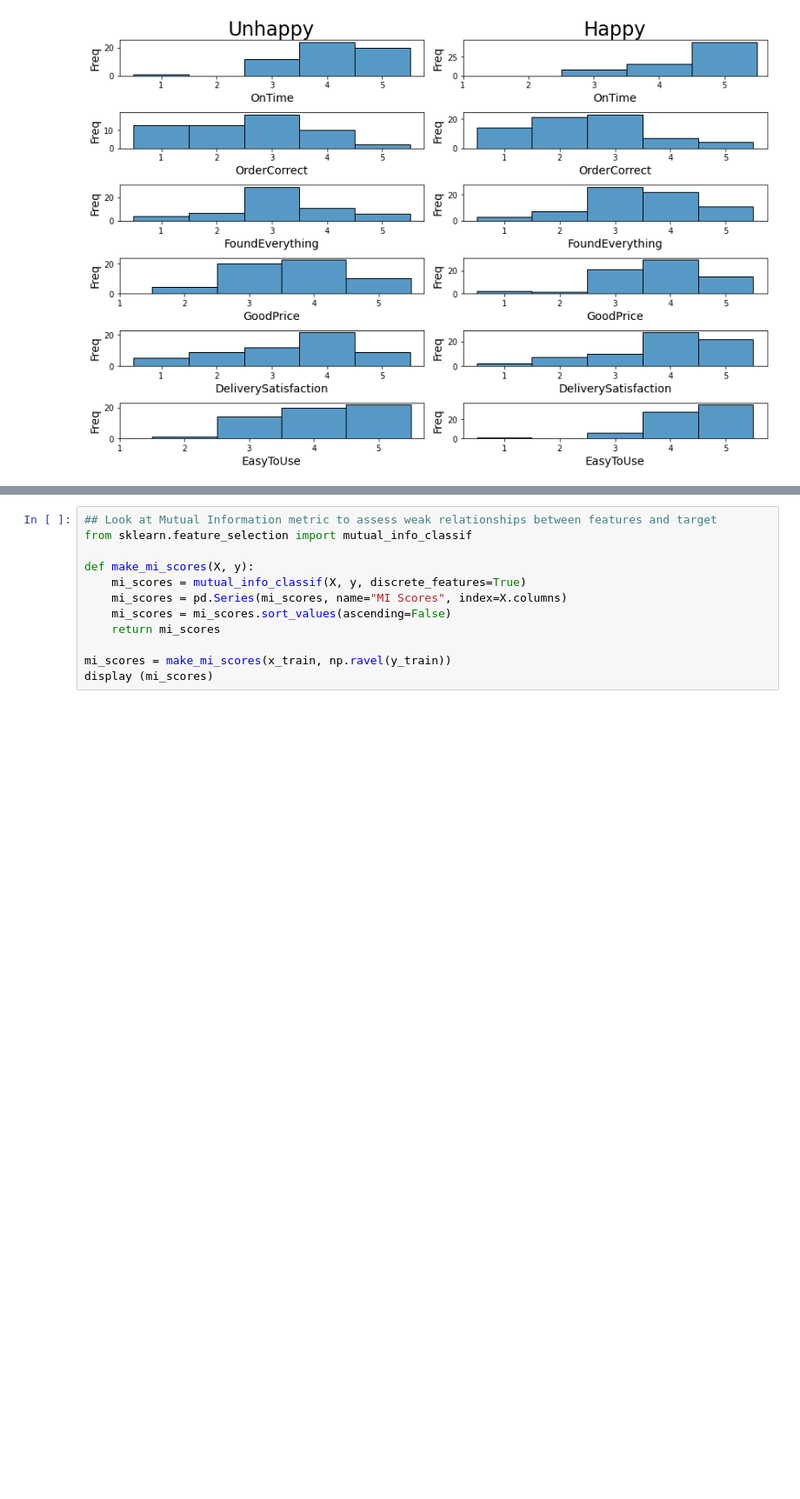
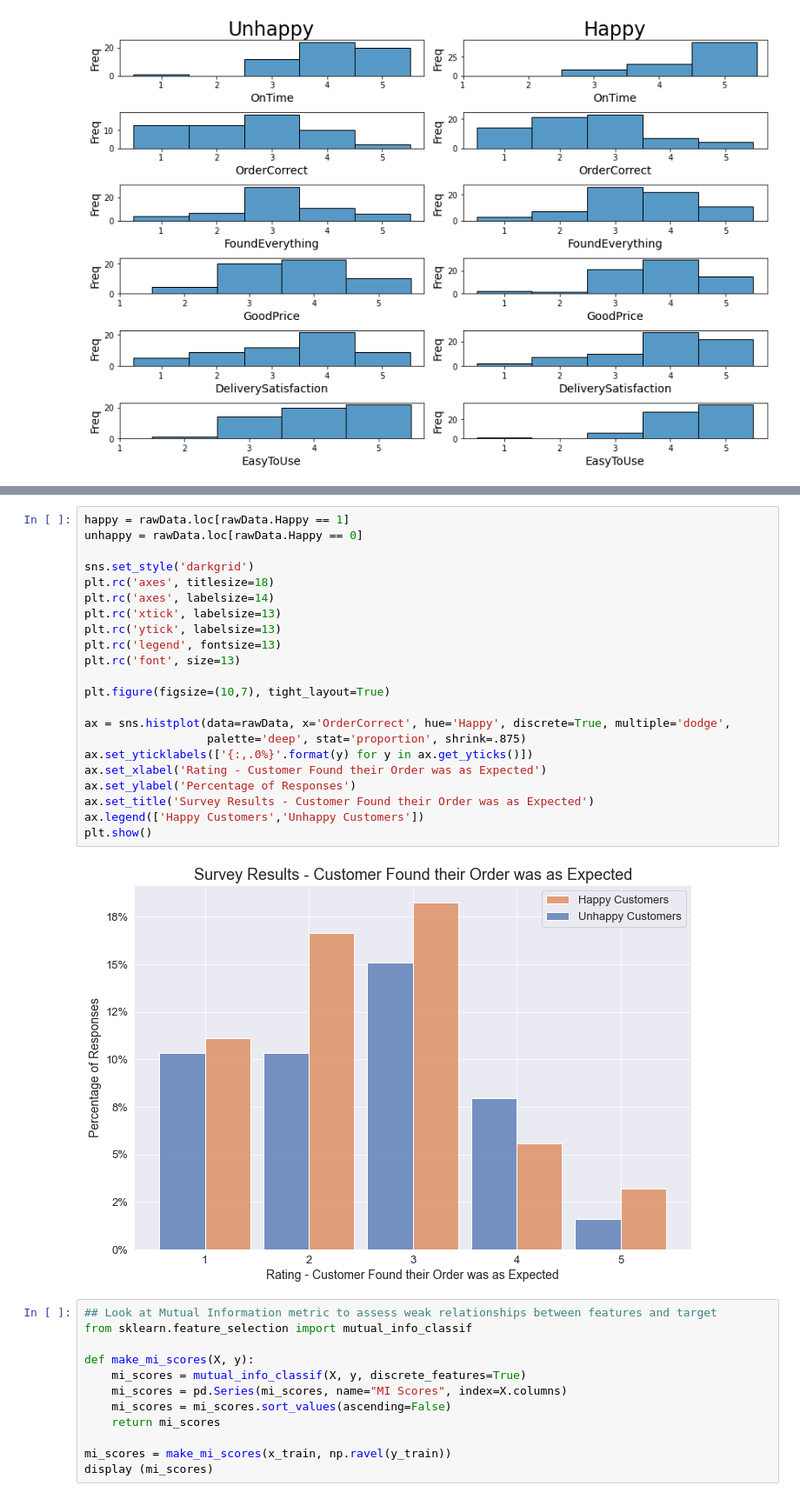
Before and after one commit to jamelvin/K85eN3vyoFJwCQ3W, a Jupyter notebook: SurveyAnalysis.ipynb, the cells around one changed output, grey strips where cells are left out. Shown at 87% size. Cells and saved outputs as stored; diff of their text form; blank space fills up the shorter version.

```diff
--- a/Submission.ipynb
+++ b/SurveyAnalysis.ipynb
@@ -187,3 +240,27 @@ plt.show()
+# %%
+happy = rawData.loc[rawData.Happy == 1]
+unhappy = rawData.loc[rawData.Happy == 0]
+
+sns.set_style('darkgrid')
+plt.rc('axes', titlesize=18)
+plt.rc('axes', labelsize=14)
+plt.rc('xtick', labelsize=13)
+plt.rc('ytick', labelsize=13)
+plt.rc('legend', fontsize=13)
+plt.rc('font', size=13)
+
+plt.figure(figsize=(10,7), tight_layout=True)
+
+ax = sns.histplot(data=rawData, x='OrderCorrect', hue='Happy', discrete=True, multiple='dodge',
+                  palette='deep', stat='proportion', shrink=.875)
+ax.set_yticklabels(['{:,.0%}'.format(y) for y in ax.get_yticks()])
+ax.set_xlabel('Rating - Customer Found their Order was as Expected')
+ax.set_ylabel('Percentage of Responses')
+ax.set_title('Survey Results - Customer Found their Order was as Expected')
+ax.legend(['Happy Customers','Unhappy Customers'])
+plt.show()
+# %% [output]
+[figure, added]
 # %%
 ## Look at Mutual Information metric to assess weak relationships between features and target
 from sklearn.feature_selection import mutual_info_classif
```
Also changed, not shown: parts of 3 cells of this notebook.
